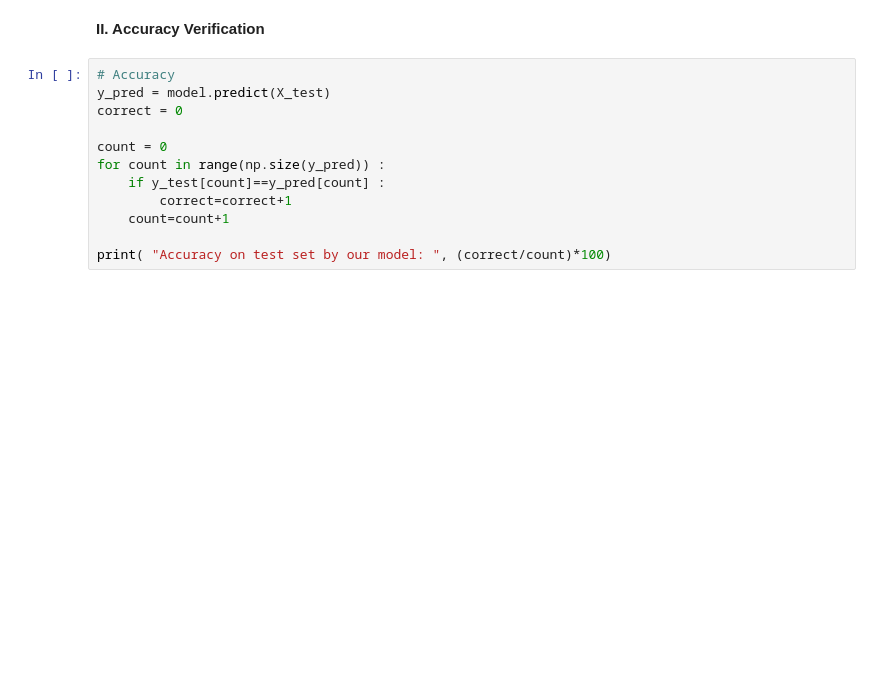
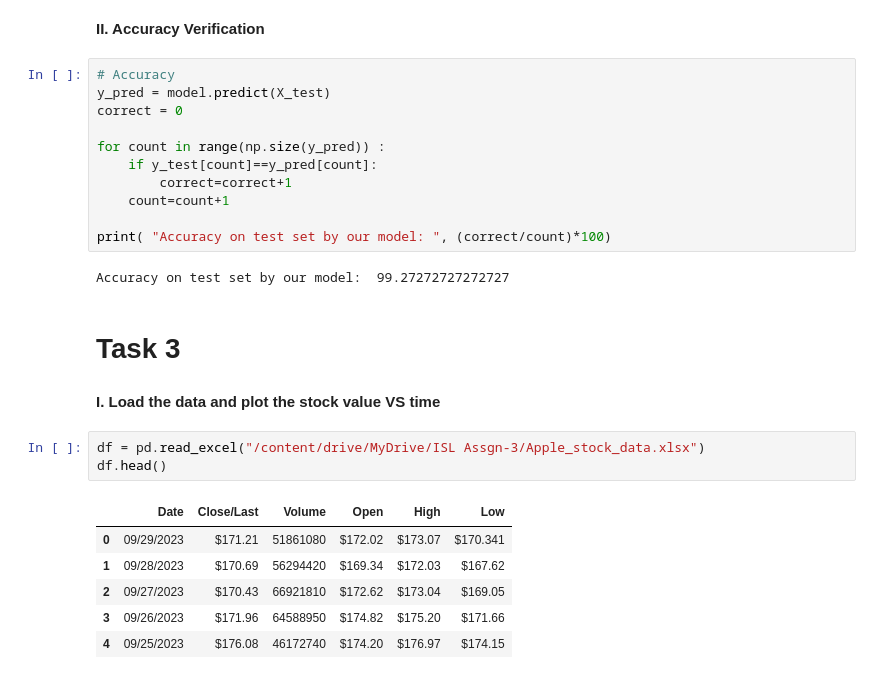
Before and after one commit to nik-hil-24/DS403-Introduction-To-Statistical-Learning, a Jupyter notebook: Assignment-3/init0.ipynb, the cells around one changed output. Saved outputs shown, nothing was run; the diff lists cells and outputs as text; blank space fills up the shorter version.

Commit message:
Add Task 3 Part-1

```diff
--- a/Assignment-3/init0.ipynb
+++ b/Assignment-3/init0.ipynb
@@ -292,10 +291,25 @@ Accuracy on test set by our model:  97.81818181818181
 y_pred = model.predict(X_test)
 correct = 0
 
-count = 0
 for count in range(np.size(y_pred)) :
-    if y_test[count]==y_pred[count] :
+    if y_test[count]==y_pred[count]:
         correct=correct+1
     count=count+1
 
 print( "Accuracy on test set by our model: ", (correct/count)*100)
+# %% [output]
+Accuracy on test set by our model:  99.27272727272727
+# %% [markdown]
+# **Task 3**
+# %% [markdown]
+**I. Load the data and plot the stock value VS time**
+# %%
+df = pd.read_excel("/content/drive/MyDrive/ISL Assgn-3/Apple_stock_data.xlsx")
+df.head()
+# %% [output]
+|  | Date | Close/Last | Volume | Open | High | Low |
+| 0 | 09/29/2023 | $171.21 | 51861080 | $172.02 | $173.07 | $170.341 |
+| 1 | 09/28/2023 | $170.69 | 56294420 | $169.34 | $172.03 | $167.62 |
+| 2 | 09/27/2023 | $170.43 | 66921810 | $172.62 | $173.04 | $169.05 |
+| 3 | 09/26/2023 | $171.96 | 64588950 | $174.82 | $175.20 | $171.66 |
+| 4 | 09/25/2023 | $176.08 | 46172740 | $174.20 | $176.97 | $174.15 |
```
Also changed, not shown: parts of 11 cells of this notebook.
